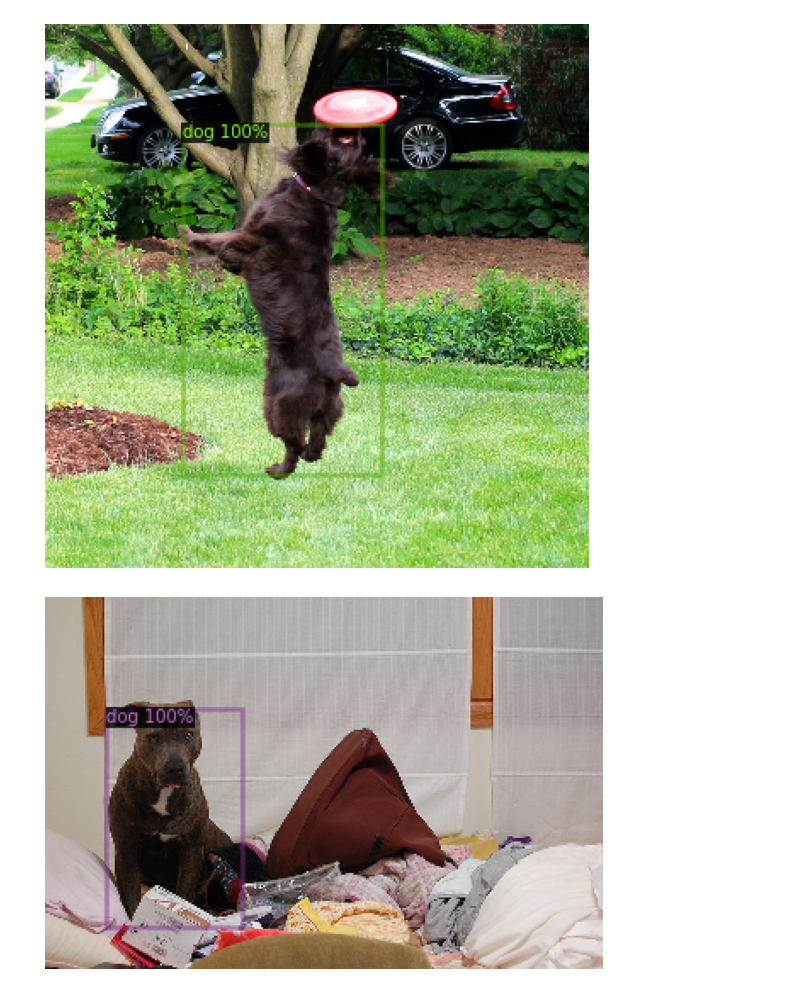
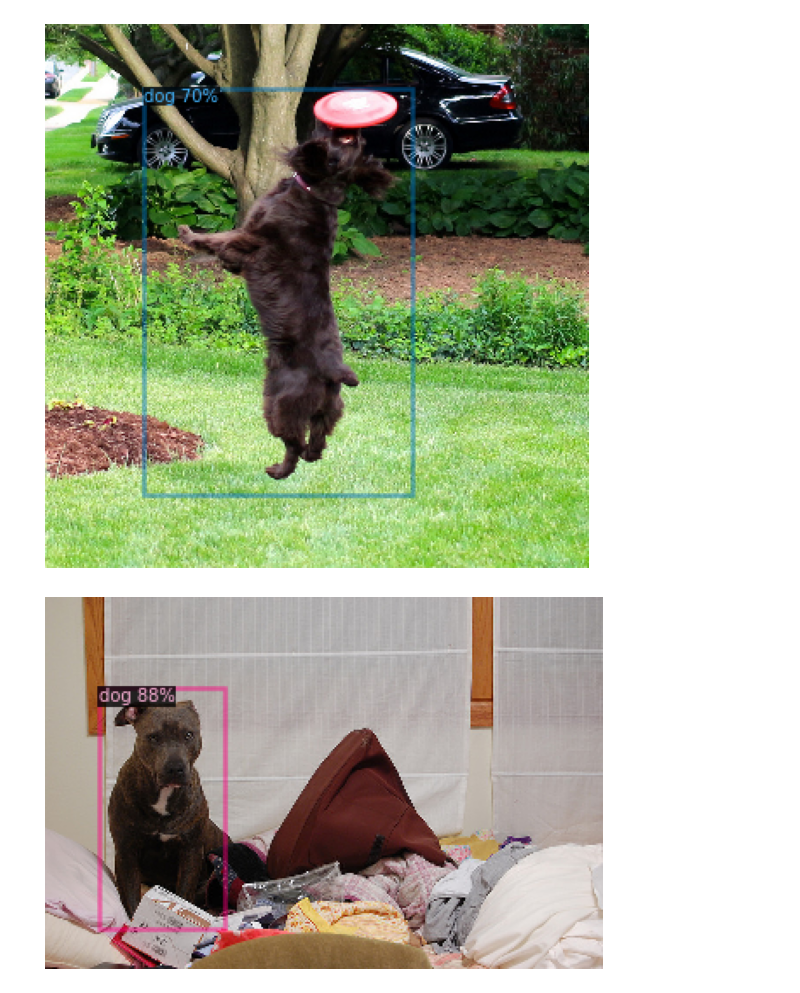
Before and after one commit to joshknize/CSC578, a Jupyter notebook: python/coco_subset/dog_eval.ipynb, the cells around one changed output. Drawn from its saved outputs; the diff is of its cells as text; code cells hidden in the pictures.

```diff
--- a/python/coco_subset/dog_eval.ipynb
+++ b/python/coco_subset/dog_eval.ipynb
@@ -57,14 +55,14 @@ from detectron2.evaluation import COCOEvaluator, inference_on_dataset
 from detectron2.data import build_detection_test_loader
 
 # evaluate performance of trained subset model
-cfg.MODEL.WEIGHTS = "./knize/output/dog20241111/model_final.pth"
+cfg.MODEL.WEIGHTS = "./knize/output/dog20241111/model_0000999.pth"
 
 # trainer.model.eval()
 trainer = DefaultTrainer(cfg)
 
-evaluator = COCOEvaluator("coco_val_dog", ("bbox",), False, output_dir="./knize/output/dog_20241111")
-val_loader = build_detection_test_loader(cfg, "coco_val_dog")
-print(inference_on_dataset(trainer.model, val_loader, evaluator))
+# evaluator = COCOEvaluator("coco_val_dog", ("bbox",), False, output_dir="./knize/output/dog_20241111")
+# val_loader = build_detection_test_loader(cfg, "coco_val_dog")
+# print(inference_on_dataset(trainer.model, val_loader, evaluator))
 
 ## I don't know why the score doesn't evaluate correctly when loading the model
 # %% [output]
@@ -90,7 +88,7 @@ predictor = DefaultPredictor(cfg)
 
 dataset_dicts = DatasetCatalog.get("coco_val_dog")
 
-for d in dataset_dicts[:3]:
+for d in dataset_dicts[0:3]:
     img = cv2.imread(d["file_name"])
 
     # Get model predictions
@@ -112,2 +110,2 @@ for d in dataset_dicts[:3]:
-[figure, old version]
+[figure, new version]
-[figure, old version]
+[figure, new version]
```
Also changed, not shown: parts of 3 cells of this notebook, 5 other files.
